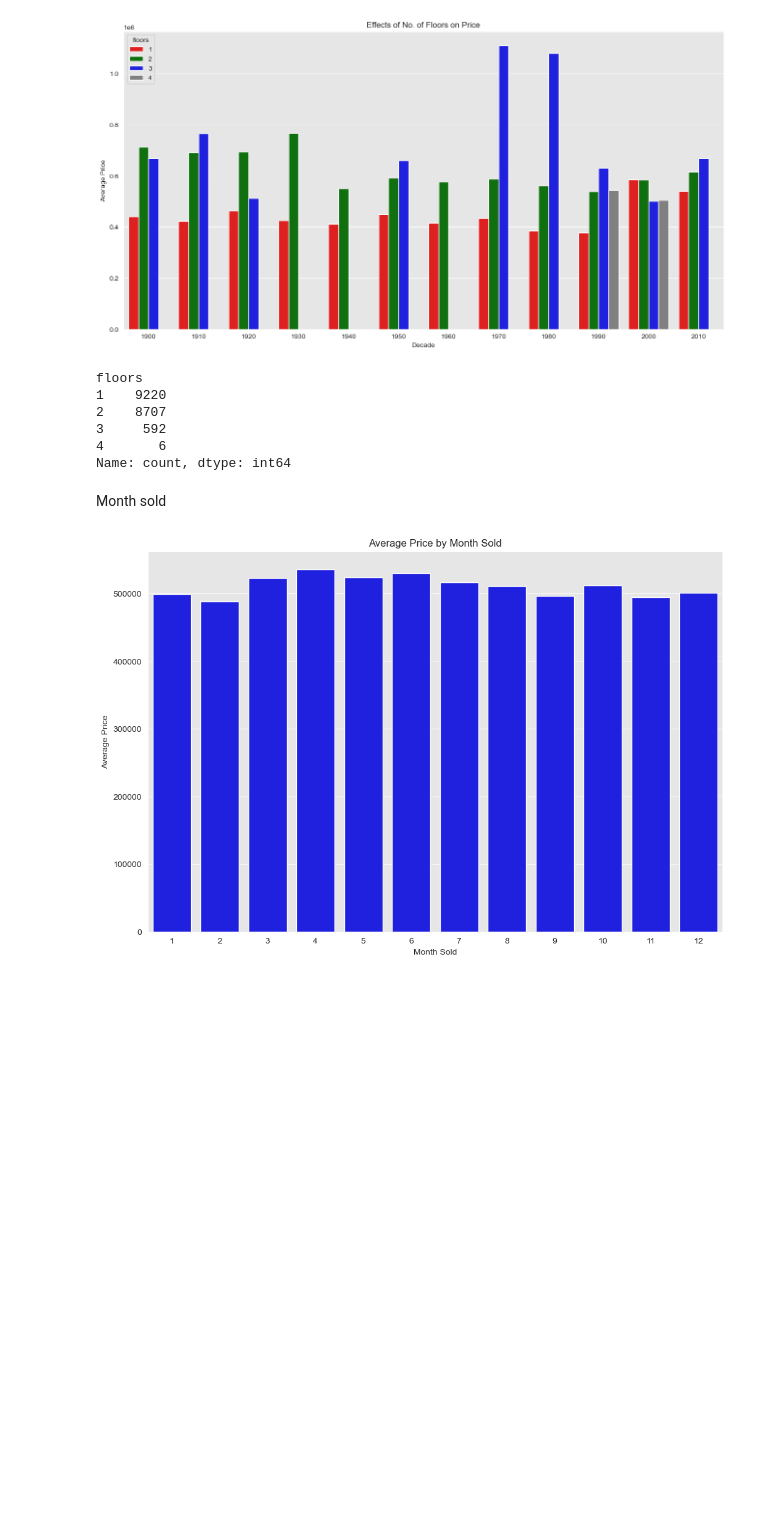
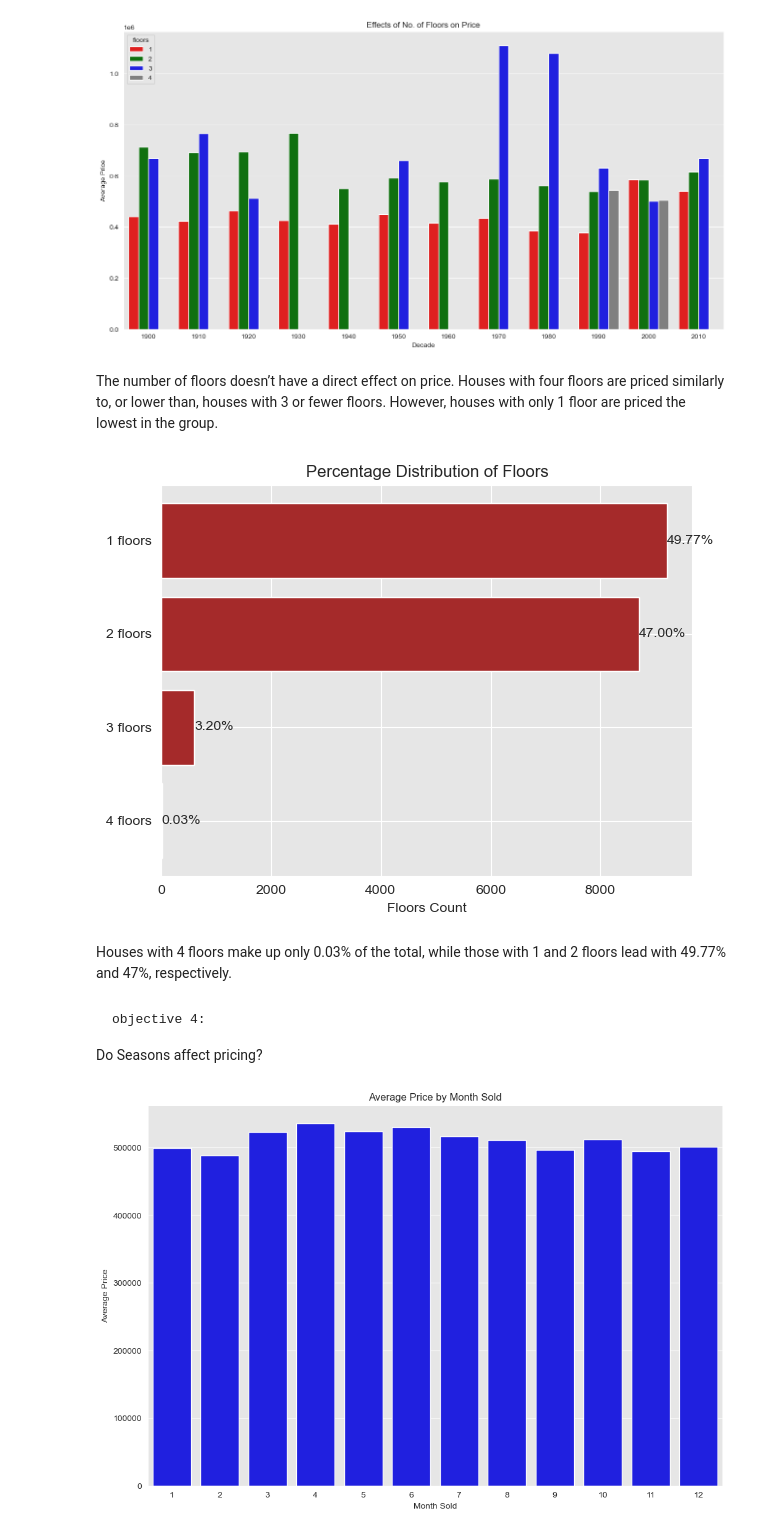
Before and after one commit to AwuorJ/Multiple_Regression_Analysis_of_King_Countys_Real_Estate_Market, a Jupyter notebook: workbook.ipynb, the cells around one changed output. Cells and saved outputs as stored; diff of their text form; code cells hidden in the pictures; blank space fills up the shorter version.

Commit message:
complete objectives

```diff
--- a/workbook.ipynb
+++ b/workbook.ipynb
@@ -701,17 +736,32 @@ plt.legend(title= 'floors')
 plt.show()
 # %% [output]
 [figure]
-# %%
-df.floors.value_counts()
-# %% [output]
-floors
-1    9220
-2    8707
-3     592
-4       6
-Name: count, dtype: int64
-# %% [markdown]
-Month sold
+# %% [markdown]
+The number of floors doesn’t have a direct effect on price. Houses with four floors are priced similarly to, or lower than, houses with 3 or fewer floors. However, houses with only 1 floor are priced the lowest in the group.
+# %%
+floors_count = df['floors'].value_counts().sort_index()
+floors_percentage = (floors_count/floors_count.sum()) * 100
+
+floors_count = floors_count.sort_values(ascending= True)
+
+plt.barh(floors_count.index.astype(str) + ' floors', floors_count, color= 'brown')
+
+plt.xlabel('Floors Count')
+plt.title('Percentage Distribution of Floors')
+
+for i, value in enumerate(floors_count):
+    percentage=floors_percentage[floors_count.index[i]]
+    plt.text(value, i, f'{percentage:.2f}%', va='center', ha= 'left')
+
+plt.tight_layout()
+plt.show()
+# %% [output]
+[figure, added]
+# %% [markdown]
+Houses with 4 floors make up only 0.03% of the total, while those with 1 and 2 floors lead with 49.77% and 47%, respectively.
+# %% [markdown]
+    objective 4:
+Do Seasons affect pricing?
 # %%
 import warnings
 warnings.filterwarnings('ignore', category=FutureWarning, module='seaborn')
```
Also changed, not shown: parts of 41 cells of this notebook.
